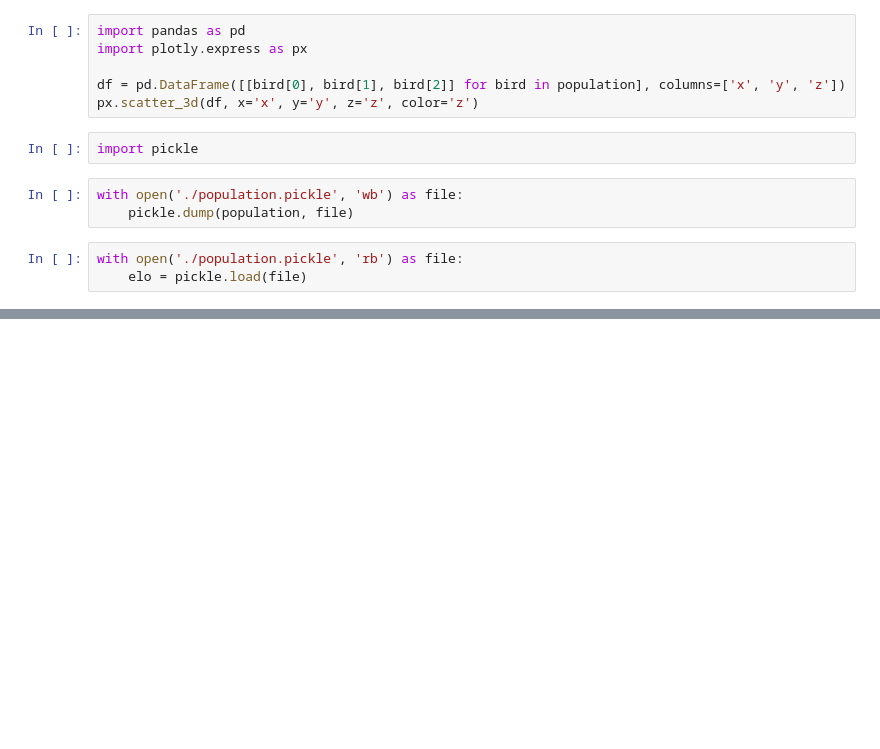
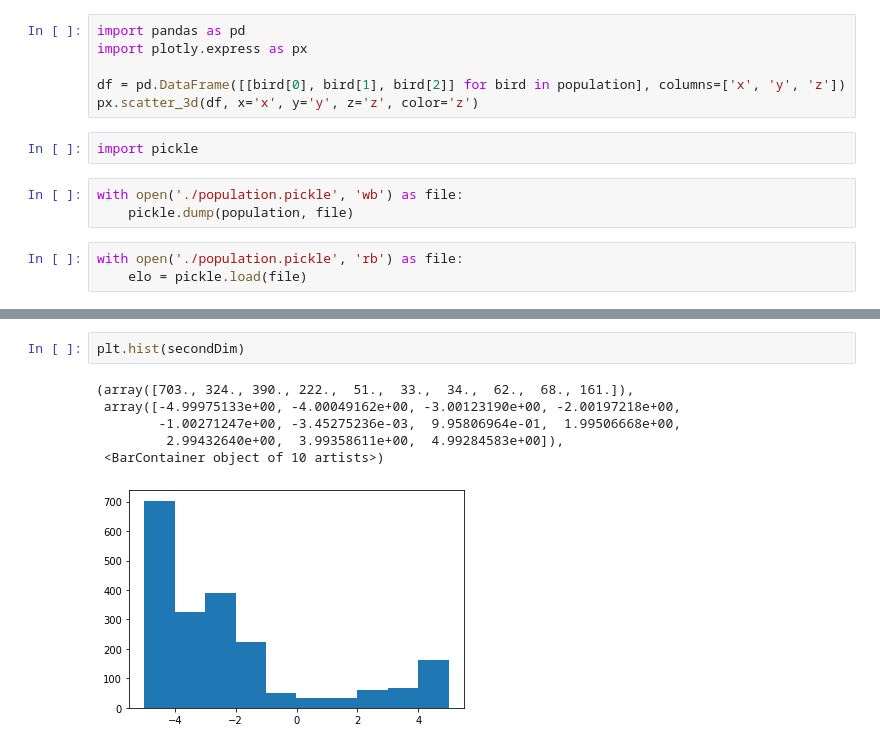
Before and after one commit to pact0/Inteligencja-Obliczeniowa, a Jupyter notebook: zadanie2WPythonie.ipynb, the cells around one changed output, grey strips where cells are left out. Saved outputs shown, nothing was run; the diff lists cells and outputs as text; blank space fills up the shorter version.

```diff
--- a/zadanie2WPythonie.ipynb
+++ b/zadanie2WPythonie.ipynb
@@ -98,0 +119,9 @@ with open('./population.pickle', 'rb') as file:
+# %%
+plt.hist(secondDim)
+# %% [output]
+(array([703., 324., 390., 222.,  51.,  33.,  34.,  62.,  68., 161.]),
+ array([-4.99975133e+00, -4.00049162e+00, -3.00123190e+00, -2.00197218e+00,
+        -1.00271247e+00, -3.45275236e-03,  9.95806964e-01,  1.99506668e+00,
+         2.99432640e+00,  3.99358611e+00,  4.99284583e+00]),
+ <BarContainer object of 10 artists>)
+[figure, added]
```
Also changed, not shown: parts of 12 cells of this notebook.
